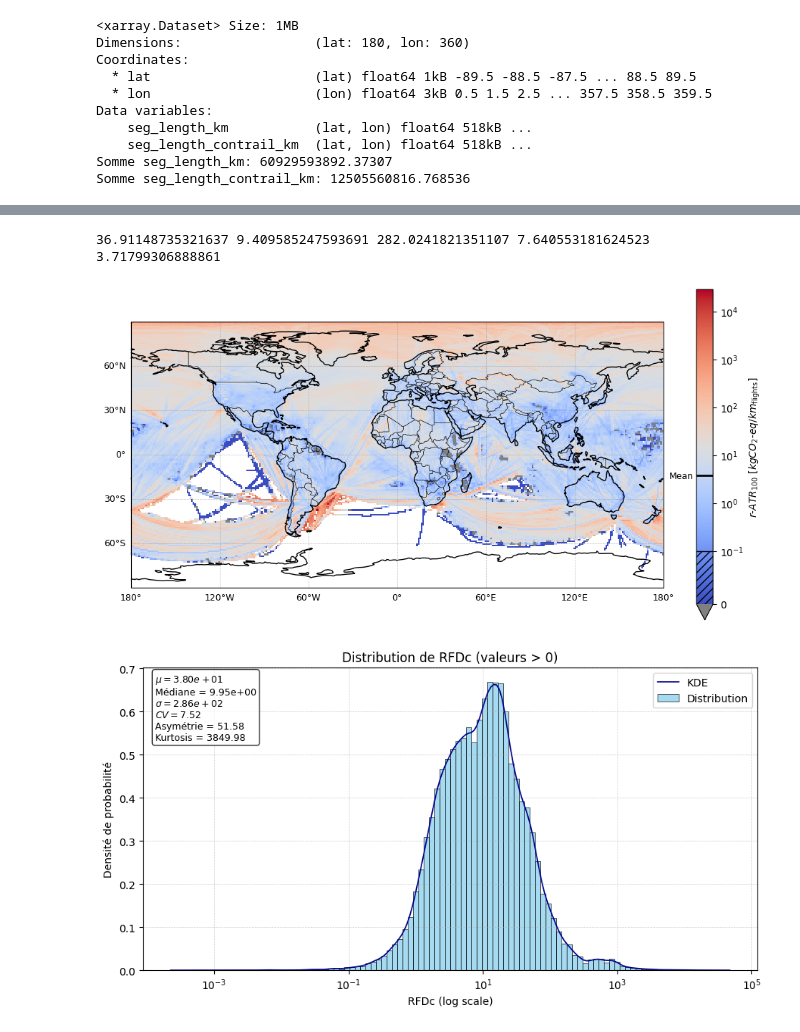
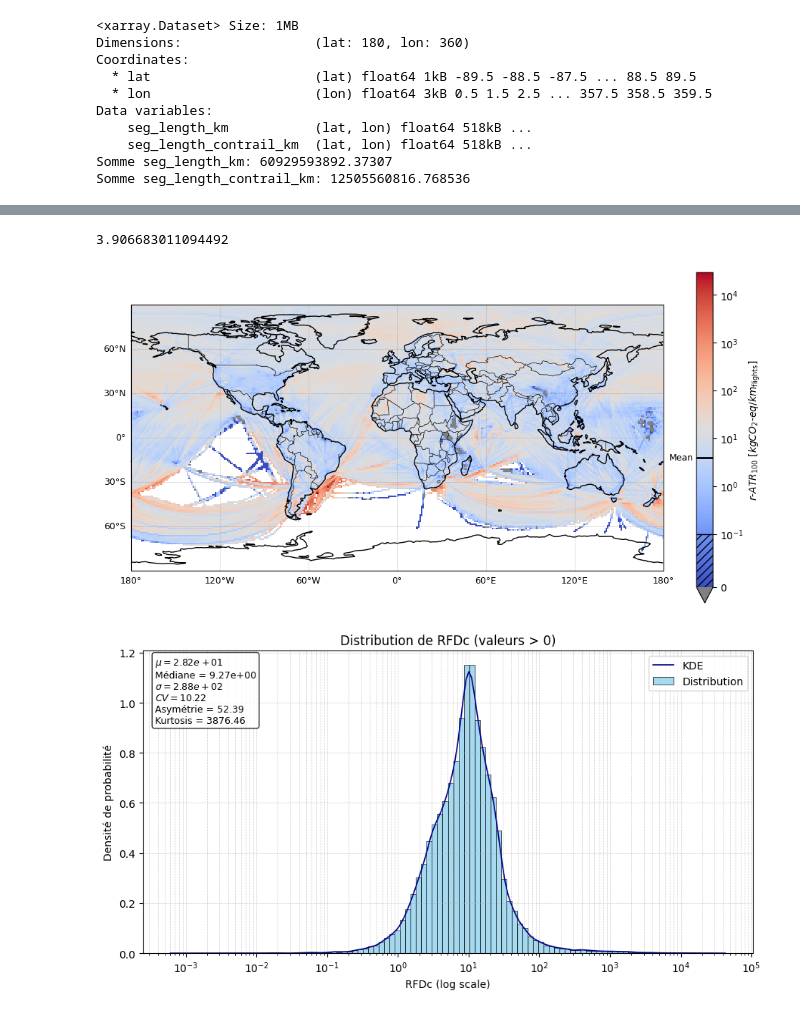
Before and after one commit to AeroMAPS/AeroCM, a Jupyter notebook: map.ipynb, the cells around one changed output, grey strips where cells are left out. Drawn from its saved outputs; the diff is of its cells as text; code cells hidden in the pictures.

```diff
--- a/map.ipynb
+++ b/map.ipynb
@@ -39 +45,4 @@ Somme seg_length_contrail_km: 12505560816.768536
+# %%
+file_path = 'EF_and_RF_per_contrail_length_2019.nc'
+file_path = 'output_mean.nc'
 # %%
@@ -113,6 +90,6 @@ plt.show()
 # %%
 # rf_transformed est un xarray.DataArray
-rf_lin_cleaned = ds['RFD'].where(np.isfinite(ds['RFD']), np.nan)/n_lat/n_lon#*dsl['seg_length_km']/sum_seg_length_km
+rf_lin_cleaned = ds['RFD'].where(np.isfinite(ds['RFD']), np.nan) * ds['areacella'] / ds['areacella'].sum(dim=['lat','lon'])
 rf_transformed = ratr_contrails(time_horizon, rf_lin_cleaned, ratio_erf_rf_contrails, efficacy_erf_contrails)
 data = rf_transformed
 
@@ -156,37 +133,36 @@ gl = ax.gridlines(draw_labels=True, linewidth=0.5, color='gray', alpha=0.5, line
 gl.top_labels = False
 gl.right_labels = False
 gl.xlabel_style = {'size': 9}
 gl.ylabel_style = {'size': 9}
 
 pcm = ax.pcolormesh(data['lon'], data['lat'], plot_data,
                     cmap=cmap, norm=norm,
                     transform=ccrs.PlateCarree())
 
 cbar = plt.colorbar(pcm, ax=ax, extend='min')
 cbar.ax.axhline(mean_atr, color='black', linewidth=2)
 cbar.ax.text(-0.2, mean_atr, 'Mean', va='center', ha='right', color='black', fontsize=9, transform=cbar.ax.get_yaxis_transform())
 cbar.set_label(r"$r\text{-}ATR_{100}$ [$kgCO_2\text{-}eq/km_{\text{flights}}$]", fontsize=10)
 
 linear_min = 0
 linear_max = linthresh
 
 cbar.ax.add_patch(Rectangle(
     (0, linear_min),
     1, linear_max - linear_min,
     transform=cbar.ax.transData,
     hatch='///',
     fill=False,
     edgecolor='black',
     linewidth=0.0
 ))
 cbar.ax.axhline(linthresh, color='black', linewidth=1.0)
 
-#plt.savefig("map1.pdf")
+plt.savefig("map1.pdf")
 plt.show()
 # %% [output]
-36.91148735321637 9.409585247593691 282.0241821351107 7.640553181624523
-3.71799306888861
+3.906683011094492
-[figure, old version]
+[figure, new version]
 # %%
 import numpy as np
 import matplotlib.pyplot as plt
@@ -235,7 +211,7 @@ plt.legend()
 plt.tight_layout()
 plt.show()
 # %% [output]
-[figure, old version]
+[figure, new version]
 # %%
 new_var_data2 = ds['RF_net'] / dsl['seg_length_contrail_km']
 ds['RFDc'] = new_var_data2
```
Also changed, not shown: parts of 11 cells of this notebook, 7 other files.
